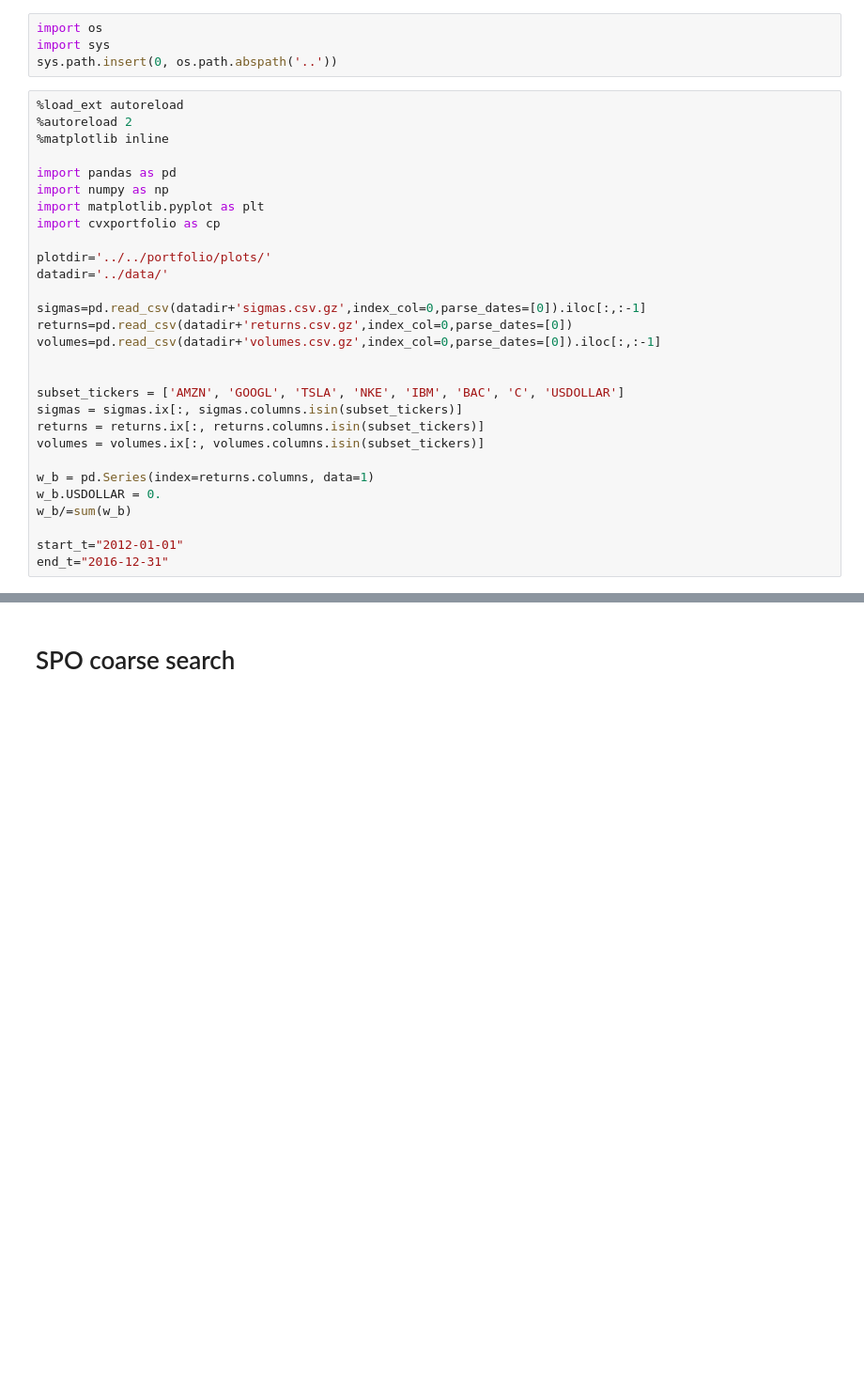
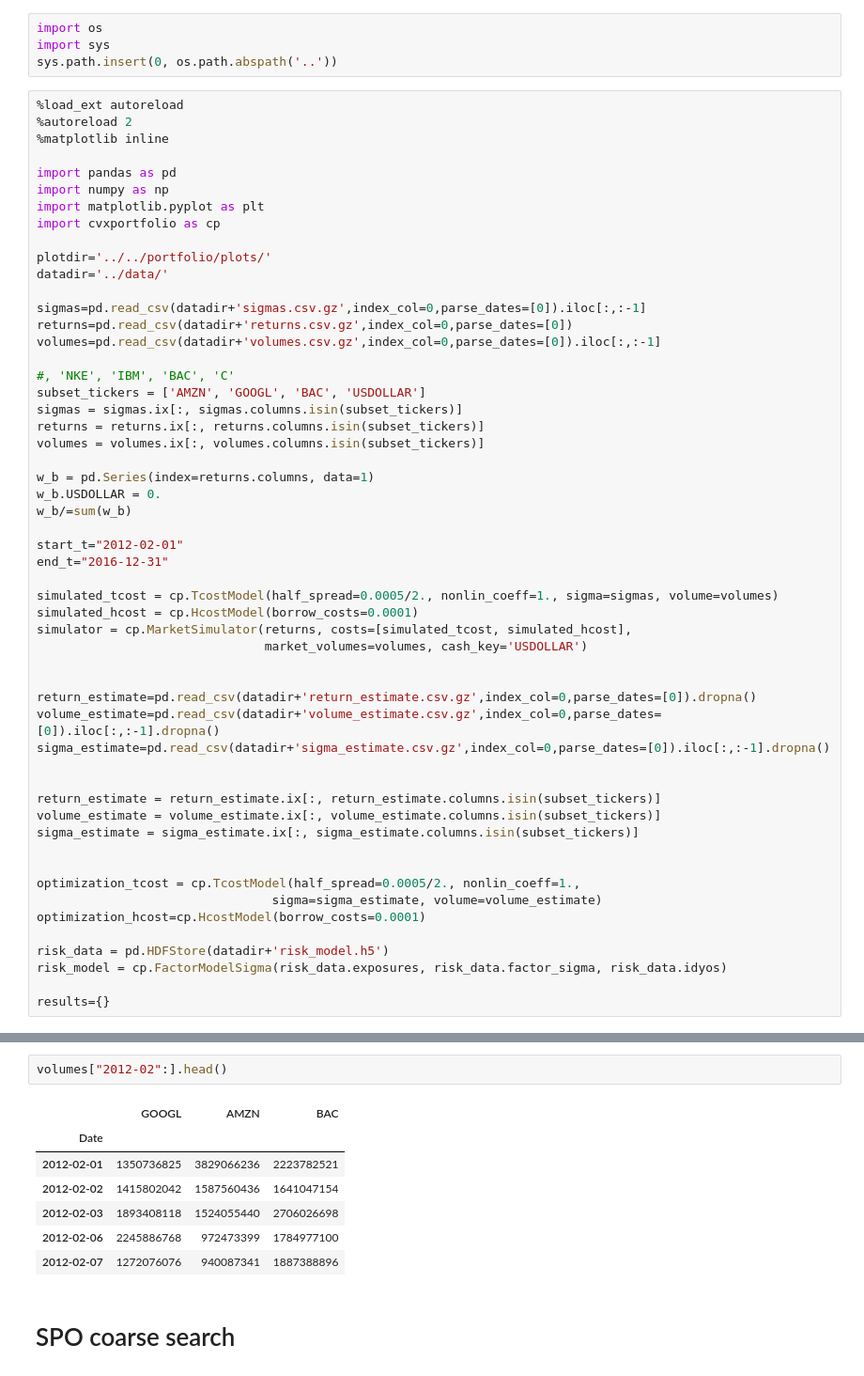
Before and after one commit to yowtzu/helium, a Jupyter notebook: examples/SinglePeriodOptimizationddd.ipynb, the cells around one changed output, grey strips where cells are left out. Shown at 94% size. Drawn from its saved outputs; the diff is of its cells as text; blank space fills up the shorter version.

```diff
--- a/examples/SinglePeriodOptimizationddd.ipynb
+++ b/examples/SinglePeriodOptimizationddd.ipynb
@@ -19,8 +19,8 @@ sigmas=pd.read_csv(datadir+'sigmas.csv.gz',index_col=0,parse_dates=[0]).iloc[:,:
 returns=pd.read_csv(datadir+'returns.csv.gz',index_col=0,parse_dates=[0])
 volumes=pd.read_csv(datadir+'volumes.csv.gz',index_col=0,parse_dates=[0]).iloc[:,:-1]
 
-
-subset_tickers = ['AMZN', 'GOOGL', 'TSLA', 'NKE', 'IBM', 'BAC', 'C', 'USDOLLAR']
+#, 'NKE', 'IBM', 'BAC', 'C'
+subset_tickers = ['AMZN', 'GOOGL', 'BAC', 'USDOLLAR']
 sigmas = sigmas.ix[:, sigmas.columns.isin(subset_tickers)]
 returns = returns.ix[:, returns.columns.isin(subset_tickers)]
 volumes = volumes.ix[:, volumes.columns.isin(subset_tickers)]
@@ -29,6 +29,31 @@ w_b = pd.Series(index=returns.columns, data=1)
 w_b.USDOLLAR = 0.
 w_b/=sum(w_b)
 
-start_t="2012-01-01"
+start_t="2012-02-01"
 end_t="2016-12-31"
+
+simulated_tcost = cp.TcostModel(half_spread=0.0005/2., nonlin_coeff=1., sigma=sigmas, volume=volumes)
+simulated_hcost = cp.HcostModel(borrow_costs=0.0001)
+simulator = cp.MarketSimulator(returns, costs=[simulated_tcost, simulated_hcost],
+                               market_volumes=volumes, cash_key='USDOLLAR')
+
+
+return_estimate=pd.read_csv(datadir+'return_estimate.csv.gz',index_col=0,parse_dates=[0]).dropna()
+volume_estimate=pd.read_csv(datadir+'volume_estimate.csv.gz',index_col=0,parse_dates=[0]).iloc[:,:-1].dropna()
+sigma_estimate=pd.read_csv(datadir+'sigma_estimate.csv.gz',index_col=0,parse_dates=[0]).iloc[:,:-1].dropna()
+
+
+return_estimate = return_estimate.ix[:, return_estimate.columns.isin(subset_tickers)]
+volume_estimate = volume_estimate.ix[:, volume_estimate.columns.isin(subset_tickers)]
+sigma_estimate = sigma_estimate.ix[:, sigma_estimate.columns.isin(subset_tickers)]
+
+
+optimization_tcost = cp.TcostModel(half_spread=0.0005/2., nonlin_coeff=1.,
+                                sigma=sigma_estimate, volume=volume_estimate)
+optimization_hcost=cp.HcostModel(borrow_costs=0.0001)
+
+risk_data = pd.HDFStore(datadir+'risk_model.h5')
+risk_model = cp.FactorModelSigma(risk_data.exposures, risk_data.factor_sigma, risk_data.idyos)
+
+results={}
 # %% [output]
@@ -109,2 +62,12 @@ results={}
+# %%
+volumes["2012-02":].head()
+# %% [output]
+|  | GOOGL | AMZN | BAC |
+| Date |  |  |  |
+| 2012-02-01 | 1350736825 | 3829066236 | 2223782521 |
+| 2012-02-02 | 1415802042 | 1587560436 | 1641047154 |
+| 2012-02-03 | 1893408118 | 1524055440 | 2706026698 |
+| 2012-02-06 | 2245886768 | 972473399 | 1784977100 |
+| 2012-02-07 | 1272076076 | 940087341 | 1887388896 |
 # %% [markdown]
 # SPO coarse search
```
Also changed, not shown: parts of 15 cells of this notebook.
